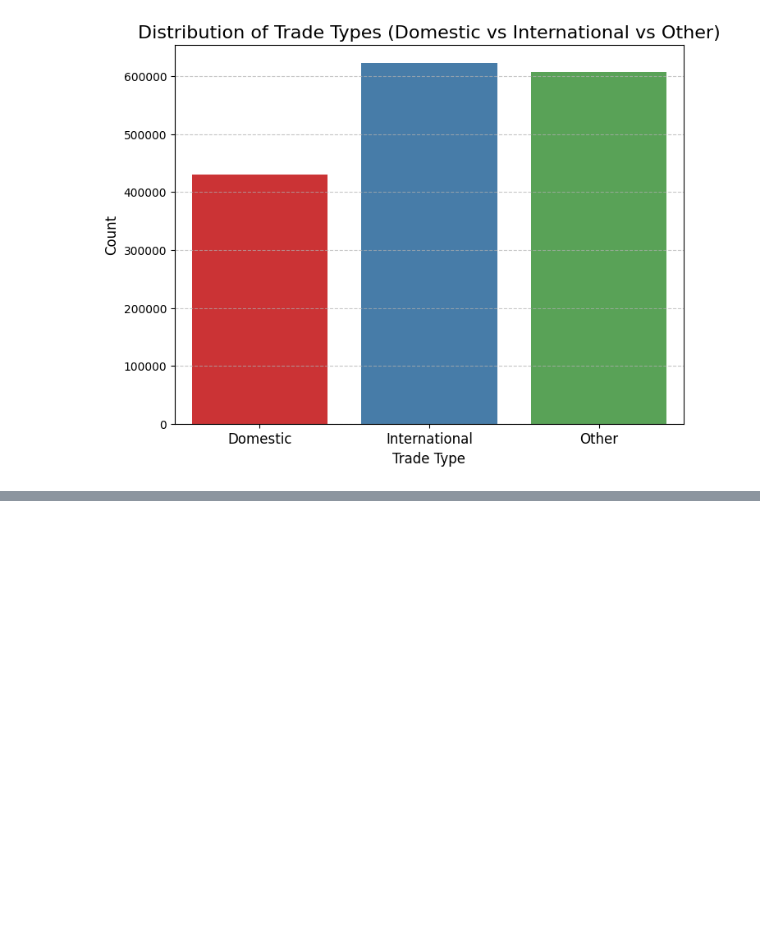
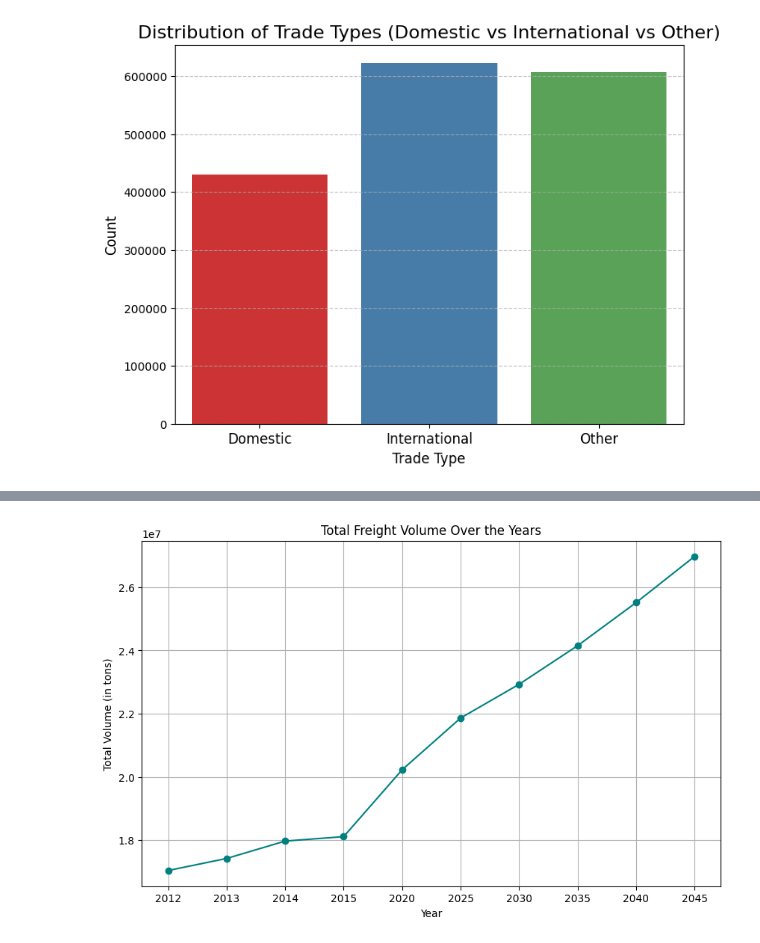
Before and after one commit to Om700-create/Freight_Analysis_Framework-, a Jupyter notebook: notebooks/01_eda.ipynb, the cells around one changed output, grey strips where cells are left out. Cells and saved outputs as stored; diff of their text form; code cells hidden in the pictures; blank space fills up the shorter version.

```diff
--- a/notebooks/01_eda.ipynb
+++ b/notebooks/01_eda.ipynb
@@ -290,0 +301,31 @@ plt.show()
+# %%
+import pandas as pd
+import matplotlib.pyplot as plt
+
+# Summing up total freight volume for each year
+freight_volume = {
+    '2012': regional_data_cleaned['tons_2012'].sum(),
+    '2013': regional_data_cleaned['tons_2013'].sum(),
+    '2014': regional_data_cleaned['tons_2014'].sum(),
+    '2015': regional_data_cleaned['tons_2015'].sum(),
+    '2020': regional_data_cleaned['tons_2020'].sum(),
+    '2025': regional_data_cleaned['tons_2025'].sum(),
+    '2030': regional_data_cleaned['tons_2030'].sum(),
+    '2035': regional_data_cleaned['tons_2035'].sum(),
+    '2040': regional_data_cleaned['tons_2040'].sum(),
+    '2045': regional_data_cleaned['tons_2045'].sum(),
+}
+
+# Convert to DataFrame for easy plotting
+freight_volume_df = pd.DataFrame(list(freight_volume.items()), columns=['Year', 'Total Volume'])
+
+# Plotting the trend
+plt.figure(figsize=(10, 6))
+plt.plot(freight_volume_df['Year'], freight_volume_df['Total Volume'], marker='o', color='teal', linestyle='-')
+plt.title('Total Freight Volume Over the Years')
+plt.xlabel('Year')
+plt.ylabel('Total Volume (in tons)')
+plt.grid(True)
+plt.show()
+# %% [output]
+[figure, added]
```
Also changed, not shown: parts of 4 cells of this notebook, 1 other file.
